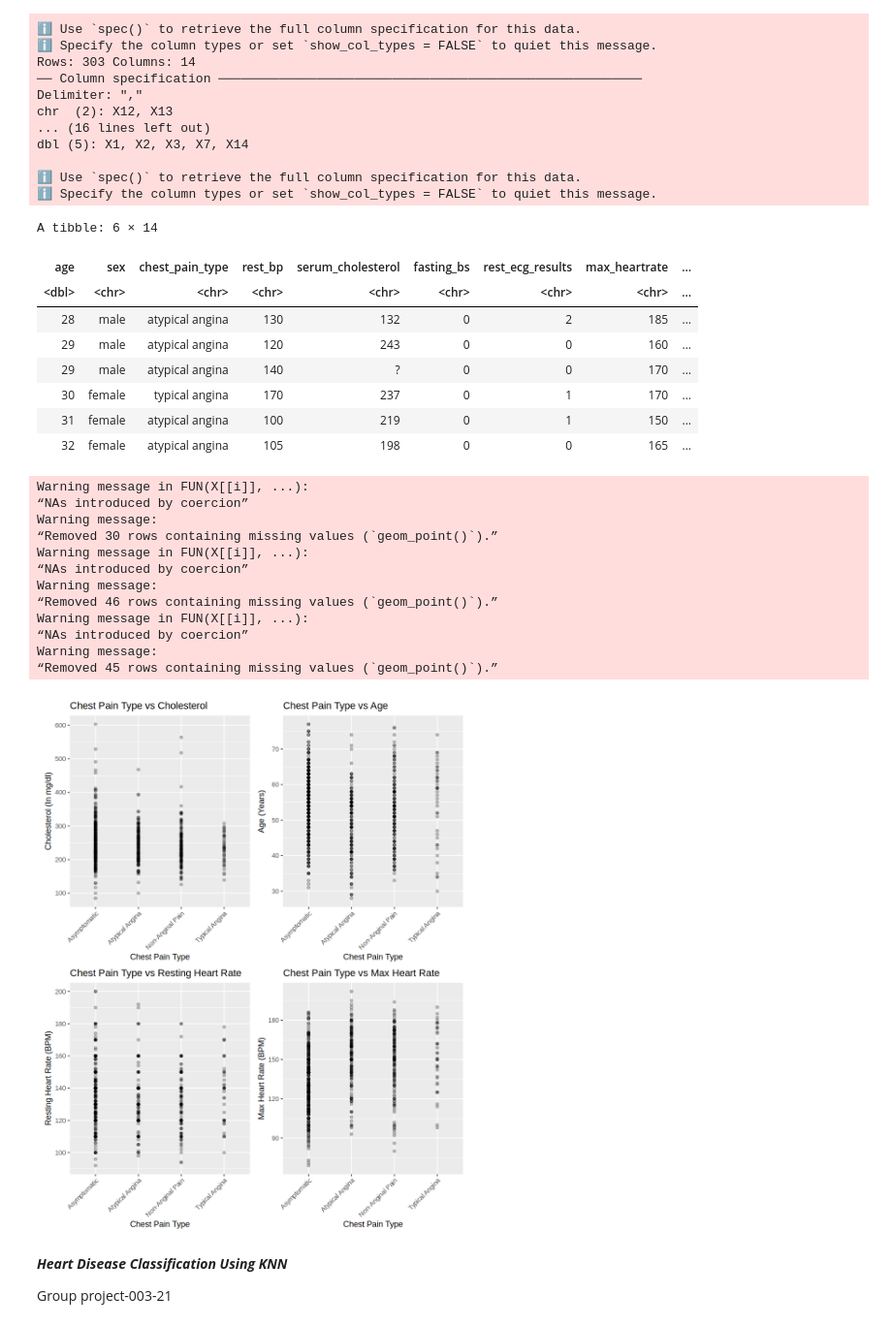
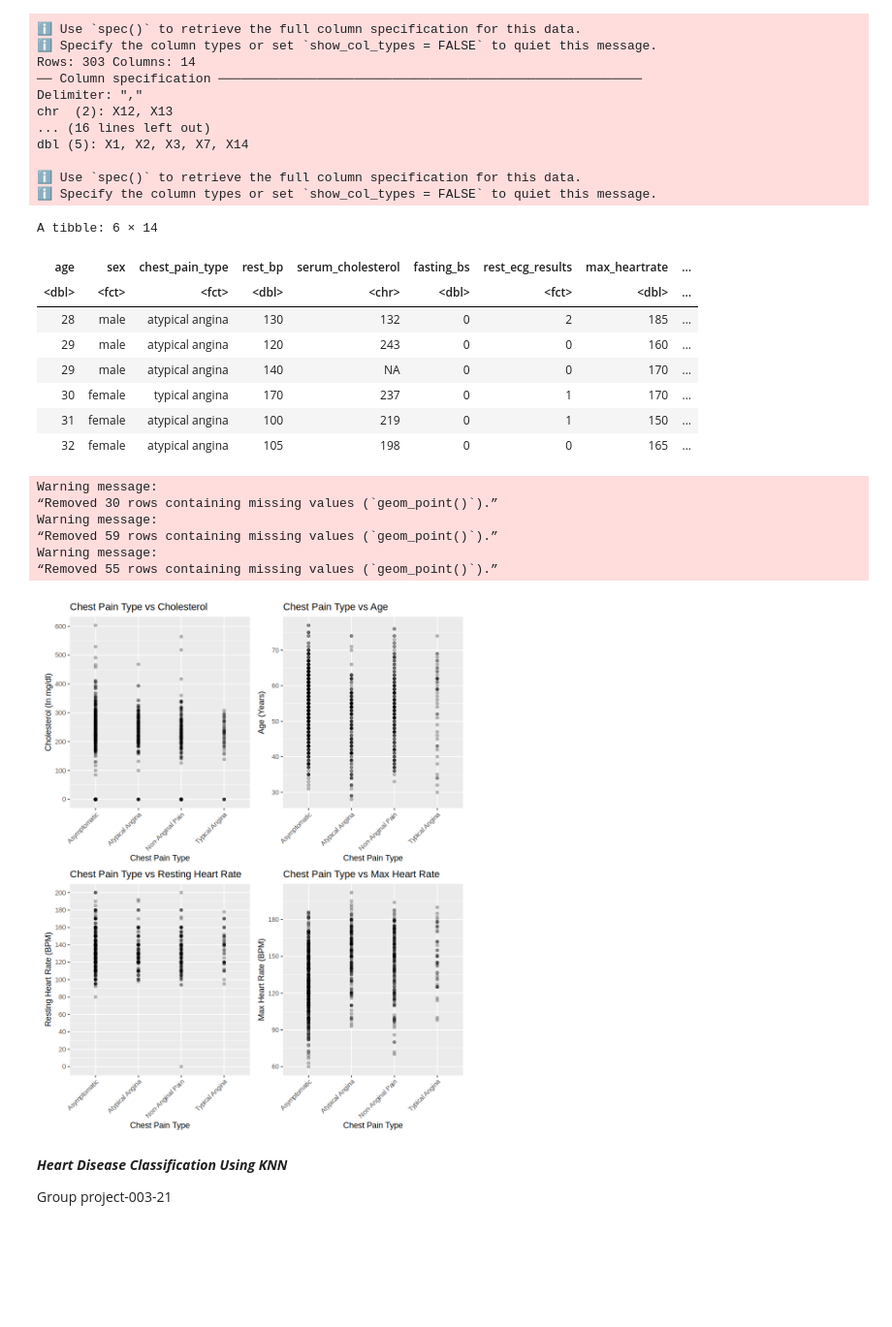
Before and after one commit to blu-01/DSCI-100-003-Group-21, a Jupyter notebook: proposal rough work/proposal_testing_plots.ipynb, the cells around one changed output. Shown at 97% size. Cells and saved outputs as stored; diff of their text form; code cells hidden in the pictures; blank space fills up the shorter version.

Commit message:
data wrangling

```diff
--- a/proposal rough work/proposal_testing_plots.ipynb
+++ b/proposal rough work/proposal_testing_plots.ipynb
@@ -4,17 +13,17 @@ library(patchwork)
 # %%
-hungarian_data <- read_delim("proposal rough work/processed.hungarian.data", delim = ",", col_names = FALSE)
+hungarian_data <- read_delim("processed.hungarian.data", delim = ",", col_names = FALSE)
 colnames(hungarian_data) <- c("age", "sex", "chest_pain_type", "rest_bp", "serum_cholesterol", "fasting_bs", "rest_ecg_results",
                              "max_heartrate", "exercise_angina", "st_depression", "slope_type", "num_coloured_flourosopy", "thal", "diagnosis")
 
-cleveland_data <- read_delim("proposal rough work/processed.cleveland.data", delim = ",", col_names = FALSE)
+cleveland_data <- read_delim("processed.cleveland.data", delim = ",", col_names = FALSE)
 colnames(cleveland_data) <- c("age", "sex", "chest_pain_type", "rest_bp", "serum_cholesterol", "fasting_bs", "rest_ecg_results",
                              "max_heartrate", "exercise_angina", "st_depression", "slope_type", "num_coloured_flourosopy", "thal", "diagnosis")
 
-switzerland_data <- read_delim("proposal rough work/processed.switzerland.data", delim = ",", col_names = FALSE)
+switzerland_data <- read_delim("processed.switzerland.data", delim = ",", col_names = FALSE)
 colnames(switzerland_data) <- c("age", "sex", "chest_pain_type", "rest_bp", "serum_cholesterol", "fasting_bs", "rest_ecg_results",
                              "max_heartrate", "exercise_angina", "st_depression", "slope_type", "num_coloured_flourosopy", "thal", "diagnosis")
 
-va_data <- read_delim("proposal rough work/processed.va.data", delim = ",", col_names = FALSE)
+va_data <- read_delim("processed.va.data", delim = ",", col_names = FALSE)
 colnames(va_data) <- c("age", "sex", "chest_pain_type", "rest_bp", "serum_cholesterol", "fasting_bs", "rest_ecg_results",
                              "max_heartrate", "exercise_angina", "st_depression", "slope_type", "num_coloured_flourosopy", "thal", "diagnosis")
 
@@ -44,6 +53,9 @@ dbl (5): X1, X2, X3, X7, X14
 # %%
 editedData <- stacked_data
 
+idx <- editedData == "?"
+# replace ? with NA
+is.na(editedData) <- idx
 
 for(i in 1:nrow(editedData)) {       # for-loop over rows
     if(editedData$sex[i] == 1){
@@ -68,25 +80,33 @@ for(i in 1:nrow(editedData)) {       # for-loop over rows
       editedData$chest_pain_type[i] <- "asymptomatic"
     }
 }
-
-head(editedData)
-# %% [output]
-A tibble: 6 × 14
-| age | sex | chest_pain_type | rest_bp | serum_cholesterol | fasting_bs | rest_ecg_results | max_heartrate | ... |
-| <dbl> | <chr> | <chr> | <chr> | <chr> | <chr> | <chr> | <chr> | ... |
-| 28 | male | atypical angina | 130 | 132 | 0 | 2 | 185 | ... |
-| 29 | male | atypical angina | 120 | 243 | 0 | 0 | 160 | ... |
-| 29 | male | atypical angina | 140 | ? | 0 | 0 | 170 | ... |
-| 30 | female | typical angina | 170 | 237 | 0 | 1 | 170 | ... |
-| 31 | female | atypical angina | 100 | 219 | 0 | 1 | 150 | ... |
-| 32 | female | atypical angina | 105 | 198 | 0 | 0 | 165 | ... |
 # %%
 #Removing Incorrect 0 Values
 editedData <- editedData |>
-    filter(age != 0) |>
-    filter(rest_bp != 0) |>
-    filter(serum_cholesterol != 0) |>
-    filter(max_heartrate != 0)
+    mutate(sex = as.factor(sex)) |>
+    mutate(chest_pain_type = as.factor(chest_pain_type)) |>
+    mutate(rest_bp = as.numeric(rest_bp)) |>
+    mutate(fasting_bs = as.numeric(fasting_bs)) |>
+    mutate(rest_ecg_results = as.factor(rest_ecg_results)) |>
+    mutate(max_heartrate = as.numeric(max_heartrate)) |>
+    mutate(exercise_angina = as.factor(exercise_angina)) |>
+    mutate(st_depression = as.numeric(st_depression)) |>
+    mutate(slope_type = as.factor(slope_type)) |>
+    mutate(num_coloured_flourosopy = as.factor(num_coloured_flourosopy)) |>
+    mutate(thal = as.factor(thal)) |>
+    mutate(diagnosis = as.factor(diagnosis))
+
+head(editedData)
+# %% [output]
+A tibble: 6 × 14
+| age | sex | chest_pain_type | rest_bp | serum_cholesterol | fasting_bs | rest_ecg_results | max_heartrate | ... |
+| <dbl> | <fct> | <fct> | <dbl> | <chr> | <dbl> | <fct> | <dbl> | ... |
+| 28 | male | atypical angina | 130 | 132 | 0 | 2 | 185 | ... |
+| 29 | male | atypical angina | 120 | 243 | 0 | 0 | 160 | ... |
+| 29 | male | atypical angina | 140 | NA | 0 | 0 | 170 | ... |
+| 30 | female | typical angina | 170 | 237 | 0 | 1 | 170 | ... |
+| 31 | female | atypical angina | 100 | 219 | 0 | 1 | 150 | ... |
+| 32 | female | atypical angina | 105 | 198 | 0 | 0 | 165 | ... |
 # %%
 #Making scatter Plot
 
@@ -104,44 +124,38 @@ PainVsSerum <- editedData |>
 PainVsAge <- editedData |>
     ggplot(aes(x = chest_pain_type, y = age)) +
     geom_point(alpha = 0.25) +
     labs(x= "Chest Pain Type", title="Chest Pain Type vs Age") +
     scale_x_discrete(labels = c("Asymptomatic", "Atypical Angina", "Non-Anginal Pain", "Typical Angina")) +
     scale_y_continuous("Age (Years)", breaks = seq(0, 100, by = 10)) +
     theme(axis.text.x = element_text(angle = 45, hjust = 1))
 
 PainVsRHR <- editedData |>
-    ggplot(aes(x = chest_pain_type, y = as.numeric(rest_bp))) +
+    ggplot(aes(x = chest_pain_type, y = rest_bp)) +
     geom_point(alpha = 0.25) +
     labs(x= "Chest Pain Type", title="Chest Pain Type vs Resting Heart Rate") +
     scale_x_discrete(labels = c("Asymptomatic", "Atypical Angina", "Non-Anginal Pain", "Typical Angina")) +
     scale_y_continuous("Resting Heart Rate (BPM)", breaks = seq(0, 200, by = 20)) +
     theme(axis.text.x = element_text(angle = 45, hjust = 1))
 
 PainVsMHR <- editedData |>
-    ggplot(aes(x = chest_pain_type, y = as.numeric(max_heartrate))) +
+    ggplot(aes(x = chest_pain_type, y = max_heartrate)) +
     geom_point(alpha = 0.25) +
     labs(x= "Chest Pain Type", title="Chest Pain Type vs Max Heart Rate") +
     scale_x_discrete(labels = c("Asymptomatic", "Atypical Angina", "Non-Anginal Pain", "Typical Angina")) +
     scale_y_continuous("Max Heart Rate (BPM)", breaks = seq(0, 300, by = 30)) +
     theme(axis.text.x = element_text(angle = 45, hjust = 1))
 
 PainVsSerum + PainVsAge + PainVsRHR + PainVsMHR +
   plot_layout(ncol = 2)
 # ageVsSerum
 # %% [output]
-Warning message in FUN(X[[i]], ...):
-“NAs introduced by coercion”
 Warning message:
 “Removed 30 rows containing missing values (`geom_point()`).”
-Warning message in FUN(X[[i]], ...):
-“NAs introduced by coercion”
 Warning message:
-“Removed 46 rows containing missing values (`geom_point()`).”
-Warning message in FUN(X[[i]], ...):
-“NAs introduced by coercion”
+“Removed 59 rows containing missing values (`geom_point()`).”
 Warning message:
-“Removed 45 rows containing missing values (`geom_point()`).”
+“Removed 55 rows containing missing values (`geom_point()`).”
-[figure, old version]
+[figure, new version]
 # %% [markdown]
 ***Heart Disease Classification Using KNN***
 
```
Also changed, not shown: parts of 3 cells of this notebook.
